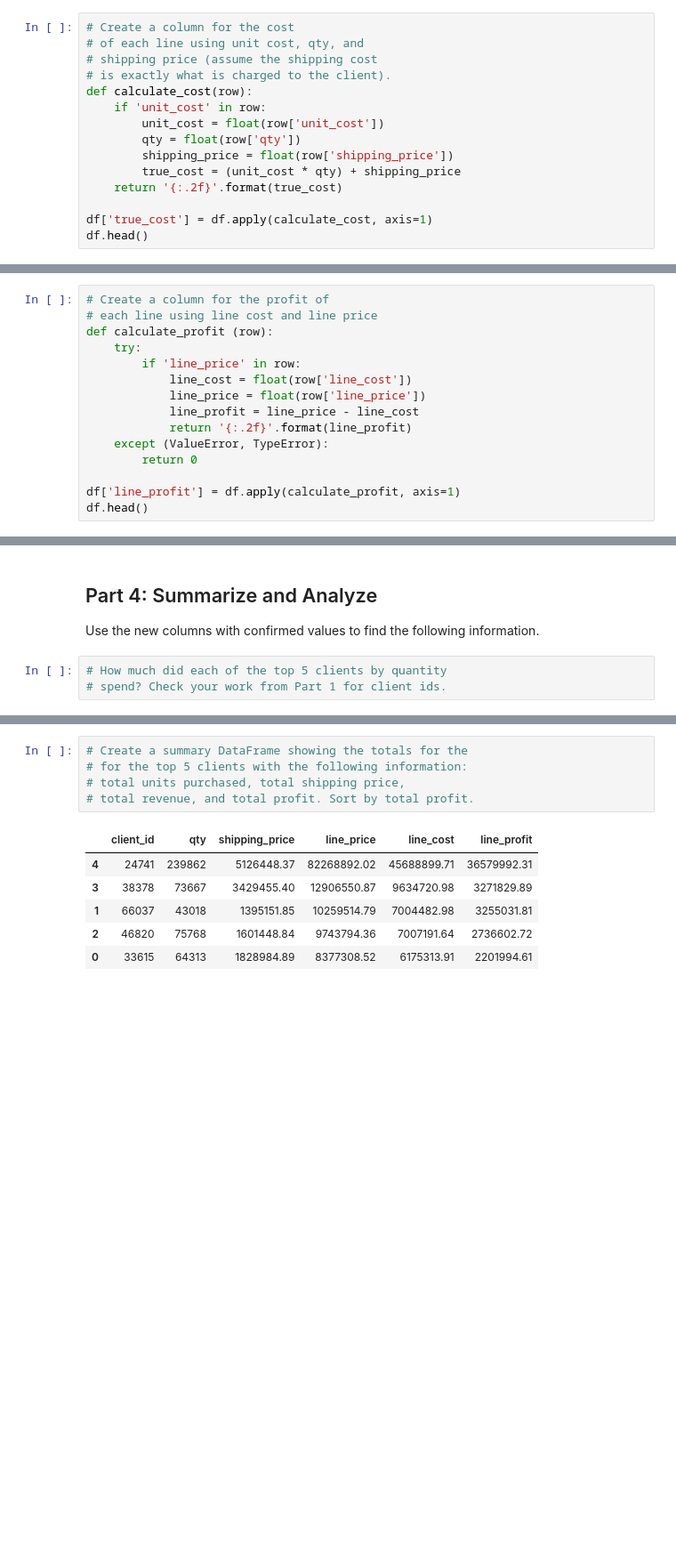
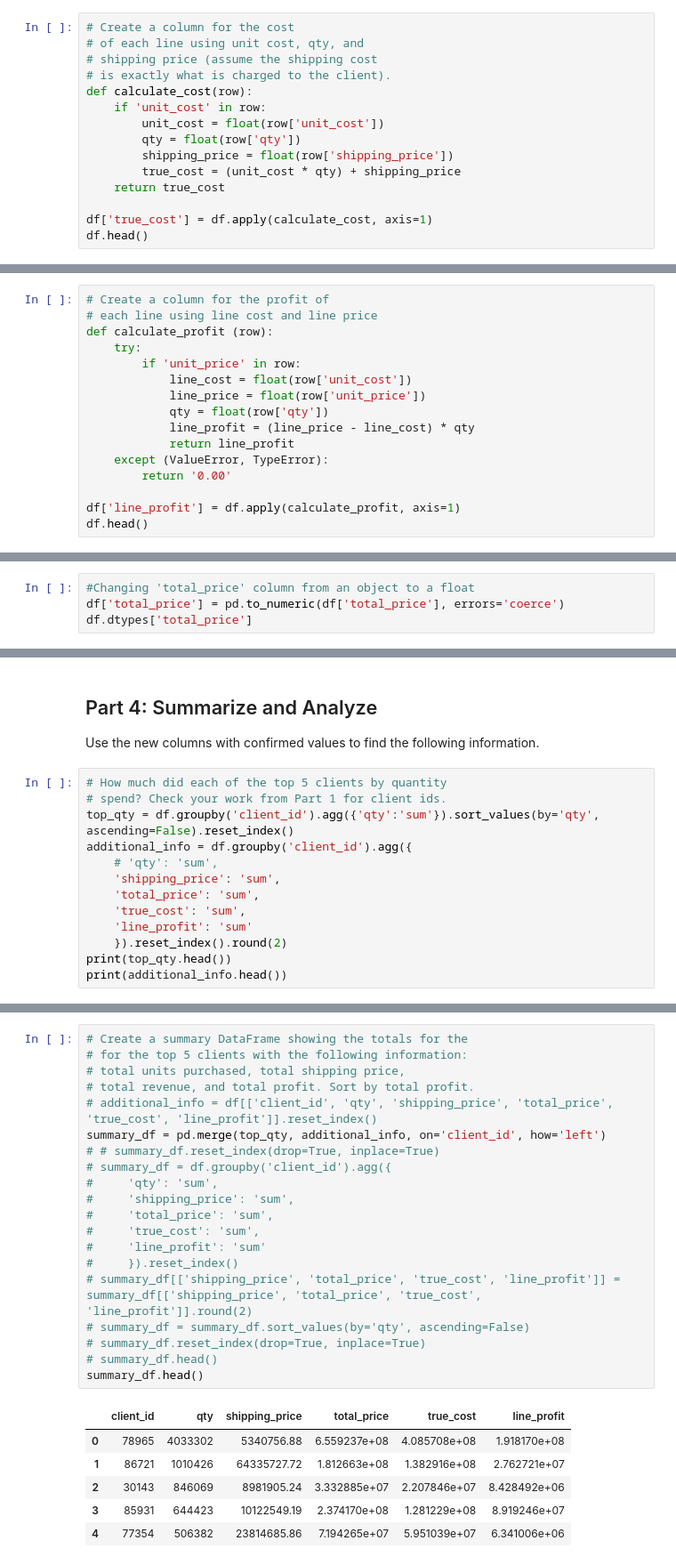
Before and after one commit to NyGiantsNick/pandas-challenge-1, a Jupyter notebook: Starter_Code/module_4_challenge.ipynb, the cells around one changed output, grey strips where cells are left out. Shown: that part at 89% size. Saved outputs shown, nothing was run; the diff lists cells and outputs as text; blank space fills up the shorter version.

```diff
--- a/Starter_Code/module_4_challenge.ipynb
+++ b/Starter_Code/module_4_challenge.ipynb
@@ -211,7 +229,7 @@ def calculate_cost(row):
         qty = float(row['qty'])
         shipping_price = float(row['shipping_price'])
         true_cost = (unit_cost * qty) + shipping_price
-    return '{:.2f}'.format(true_cost)
+    return true_cost
 
 df['true_cost'] = df.apply(calculate_cost, axis=1)
 df.head()
@@ -228,13 +246,14 @@ df.head()
 # each line using line cost and line price
 def calculate_profit (row):
     try:
-        if 'line_price' in row:
-            line_cost = float(row['line_cost'])
-            line_price = float(row['line_price'])
-            line_profit = line_price - line_cost
-            return '{:.2f}'.format(line_profit)
+        if 'unit_price' in row:
+            line_cost = float(row['unit_cost'])
+            line_price = float(row['unit_price'])
+            qty = float(row['qty'])
+            line_profit = (line_price - line_cost) * qty
+            return line_profit
     except (ValueError, TypeError):
-        return 0
+        return '0.00'
 
 df['line_profit'] = df.apply(calculate_profit, axis=1)
 df.head()
@@ -264,0 +277,4 @@ ValueError: ('Lengths must match to compare', (54639,), (1,))
+# %%
+#Changing 'total_price' column from an object to a float
+df['total_price'] = pd.to_numeric(df['total_price'], errors='coerce')
+df.dtypes['total_price']
@@ -268,4 +319,14 @@ Use the new columns with confirmed values to find the following information.
 # %%
 # How much did each of the top 5 clients by quantity
 # spend? Check your work from Part 1 for client ids.
+top_qty = df.groupby('client_id').agg({'qty':'sum'}).sort_values(by='qty', ascending=False).reset_index()
+additional_info = df.groupby('client_id').agg({
+    # 'qty': 'sum',
+    'shipping_price': 'sum',
+    'total_price': 'sum',
+    'true_cost': 'sum',
+    'line_profit': 'sum'
+    }).reset_index().round(2)
+print(top_qty.head())
+print(additional_info.head())
 # %% [output]
@@ -273,15 +345,30 @@ IndexError: positional indexers are out-of-bounds
 # %%
 # Create a summary DataFrame showing the totals for the
 # for the top 5 clients with the following information:
 # total units purchased, total shipping price,
 # total revenue, and total profit. Sort by total profit.
+# additional_info = df[['client_id', 'qty', 'shipping_price', 'total_price', 'true_cost', 'line_profit']].reset_index()
+summary_df = pd.merge(top_qty, additional_info, on='client_id', how='left')
+# # summary_df.reset_index(drop=True, inplace=True)
+# summary_df = df.groupby('client_id').agg({
+#     'qty': 'sum',
+#     'shipping_price': 'sum',
+#     'total_price': 'sum',
+#     'true_cost': 'sum',
+#     'line_profit': 'sum'
+#     }).reset_index()
+# summary_df[['shipping_price', 'total_price', 'true_cost', 'line_profit']] = summary_df[['shipping_price', 'total_price', 'true_cost', 'line_profit']].round(2)
+# summary_df = summary_df.sort_values(by='qty', ascending=False)
+# summary_df.reset_index(drop=True, inplace=True)
+# summary_df.head()
+summary_df.head()
 # %% [output]
-|  | client_id | qty | shipping_price | line_price | line_cost | line_profit |
-| 4 | 24741 | 239862 | 5126448.37 | 82268892.02 | 45688899.71 | 36579992.31 |
-| 3 | 38378 | 73667 | 3429455.40 | 12906550.87 | 9634720.98 | 3271829.89 |
-| 1 | 66037 | 43018 | 1395151.85 | 10259514.79 | 7004482.98 | 3255031.81 |
-| 2 | 46820 | 75768 | 1601448.84 | 9743794.36 | 7007191.64 | 2736602.72 |
-| 0 | 33615 | 64313 | 1828984.89 | 8377308.52 | 6175313.91 | 2201994.61 |
+|  | client_id | qty | shipping_price | total_price | true_cost | line_profit |
+| 0 | 78965 | 4033302 | 5340756.88 | 6.559237e+08 | 4.085708e+08 | 1.918170e+08 |
+| 1 | 86721 | 1010426 | 64335727.72 | 1.812663e+08 | 1.382916e+08 | 2.762721e+07 |
+| 2 | 30143 | 846069 | 8981905.24 | 3.332885e+07 | 2.207846e+07 | 8.428492e+06 |
+| 3 | 85931 | 644423 | 10122549.19 | 2.374170e+08 | 1.281229e+08 | 8.919246e+07 |
+| 4 | 77354 | 506382 | 23814685.86 | 7.194265e+07 | 5.951039e+07 | 6.341006e+06 |
 # %%
 # Format the data and rename the columns
 # to names suitable for presentation.
```
Also changed, not shown: parts of 20 cells of this notebook, 1 other file.
